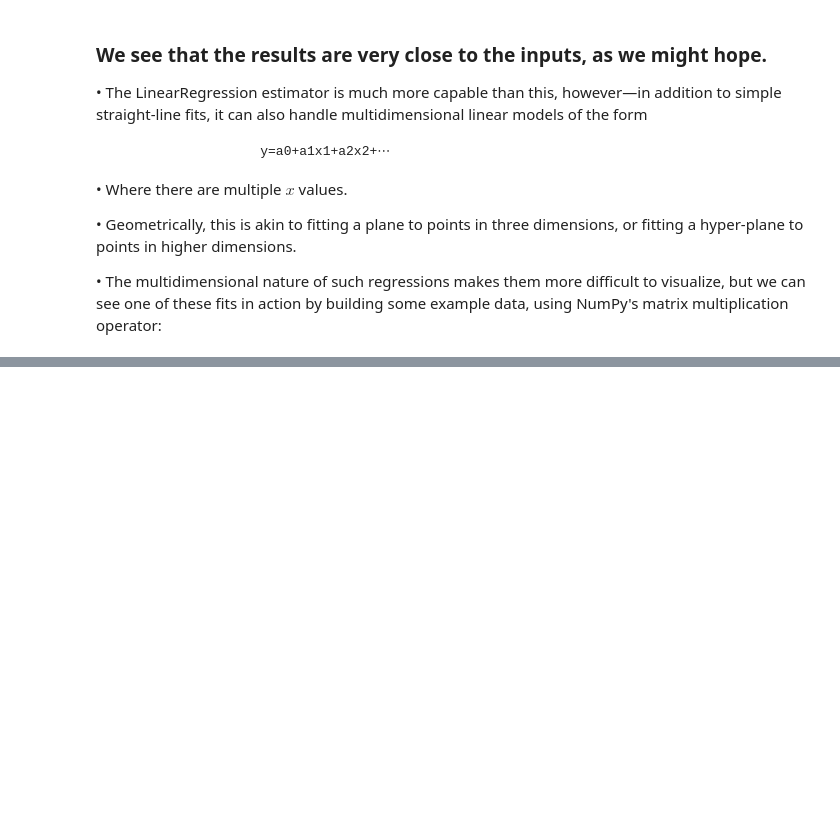
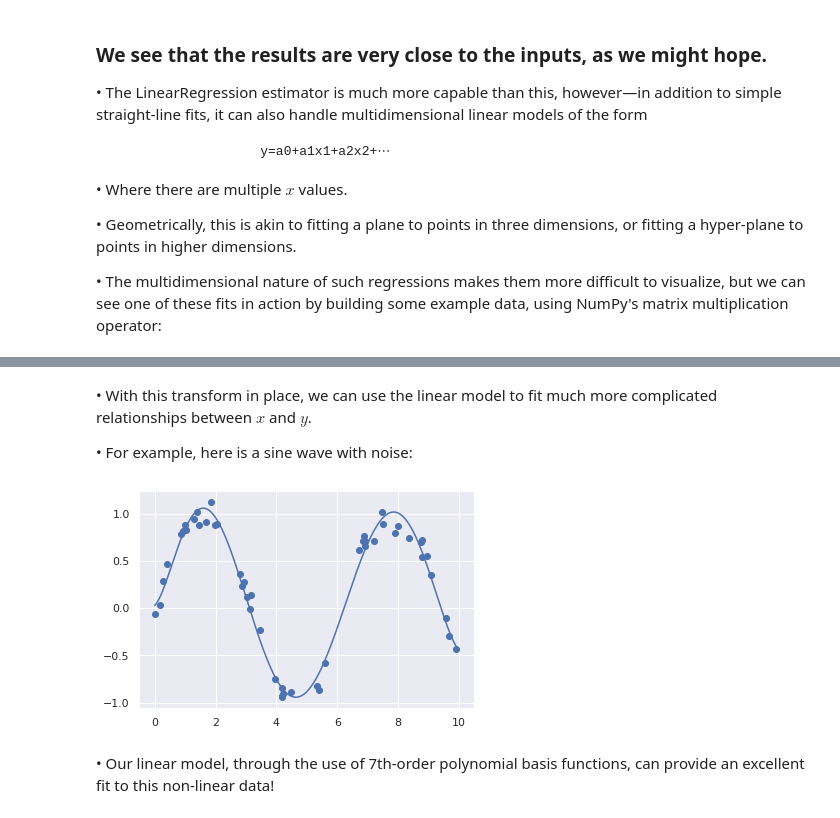
Before and after one commit to rajesh1994/python_excercise_programiz, a Jupyter notebook: python/12_scikit_learn/5. In Depth - Linear Regression.ipynb, the cells around one changed output, grey strips where cells are left out. Saved outputs shown, nothing was run; the diff lists cells and outputs as text; code cells hidden in the pictures; blank space fills up the shorter version.

Commit message:
5. In Depth - Linear Regression.ipynb - Modified

```diff
--- a/python/12_scikit_learn/5. In Depth - Linear Regression.ipynb
+++ b/python/12_scikit_learn/5. In Depth - Linear Regression.ipynb
@@ -79,0 +138,21 @@ Model Intercept:  -4.533652972099125
+# %%
+from sklearn.pipeline import make_pipeline
+poly_model = make_pipeline(PolynomialFeatures(7), LinearRegression())
+# %% [markdown]
+• With this transform in place, we can use the linear model to fit much more complicated relationships between $x$ and $y$.
+
+• For example, here is a sine wave with noise:
+# %%
+rng = np.random.RandomState(1)
+x = 10 * rng.rand(50)
+y = np.sin(x) + 0.1 * rng.randn(50)
+
+poly_model.fit(x[:, np.newaxis], y)
+yfit = poly_model.predict(xfit[:, np.newaxis])
+
+plt.scatter(x, y)
+plt.plot(xfit, yfit);
+# %% [output]
+[figure, added]
+# %% [markdown]
+• Our linear model, through the use of 7th-order polynomial basis functions, can provide an excellent fit to this non-linear data!
```
Also changed, not shown: parts of 7 cells of this notebook.
